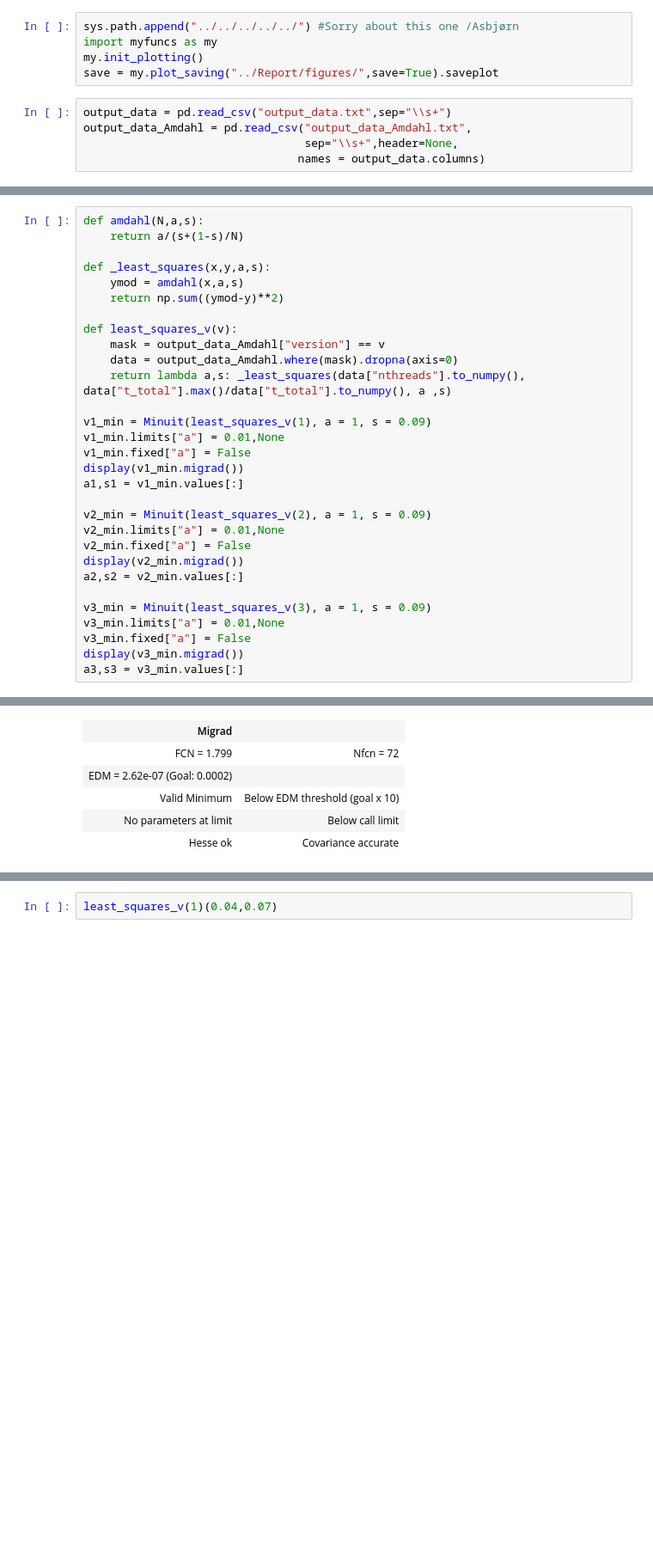
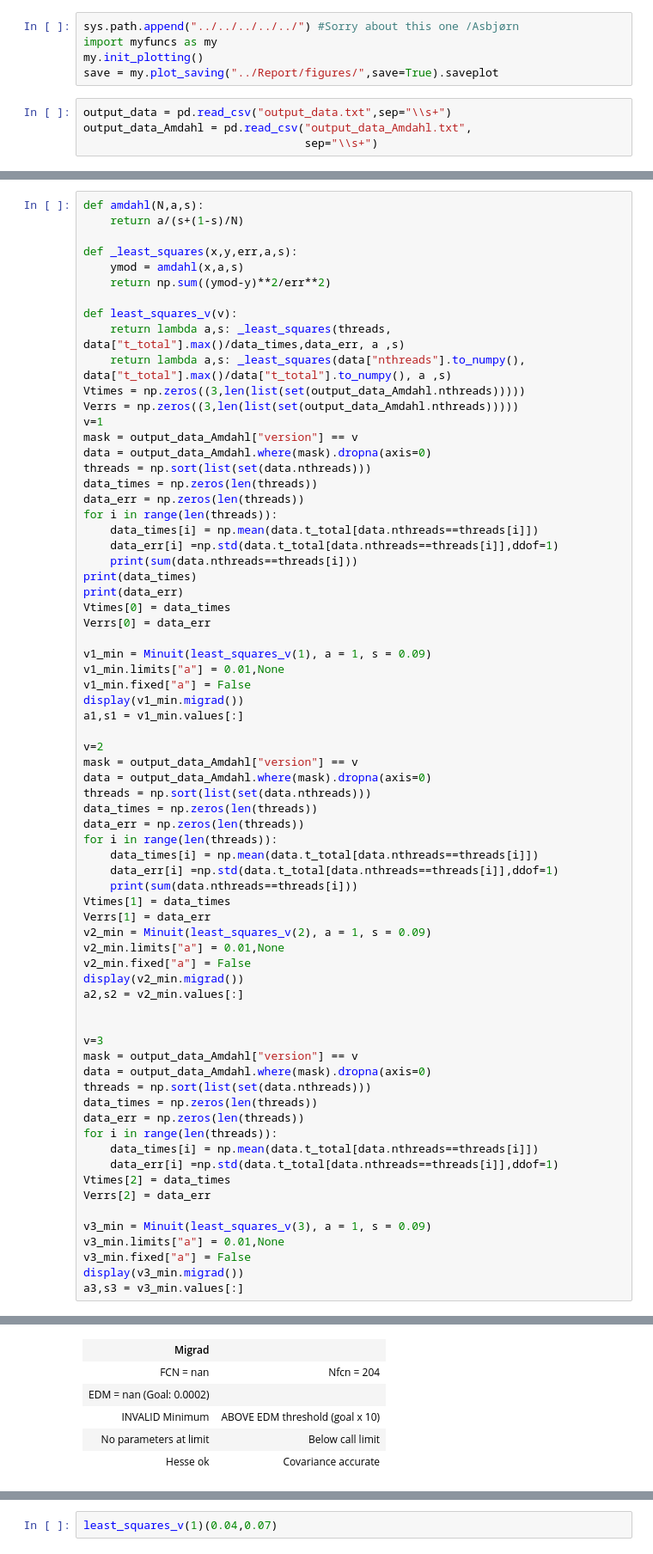
Before and after one commit to AsbjornPreuss/HPPC-2024, a Jupyter notebook: Assignment_4_Inverse_problems/Code/Scaling.ipynb, the cells around one changed output, grey strips where cells are left out. Shown at 86% size. Saved outputs shown, nothing was run; the diff lists cells and outputs as text; blank space fills up the shorter version.

```diff
--- a/Assignment_4_Inverse_problems/Code/Scaling.ipynb
+++ b/Assignment_4_Inverse_problems/Code/Scaling.ipynb
@@ -11,8 +19,7 @@ save = my.plot_saving("../Report/figures/",save=True).saveplot
 # %%
 output_data = pd.read_csv("output_data.txt",sep="\\s+")
 output_data_Amdahl = pd.read_csv("output_data_Amdahl.txt",
-                                 sep="\\s+",header=None,
-                                names = output_data.columns)
+                                 sep="\\s+")
 # %%
 output_data.sort_values(by=["version","nthreads"])
 output_data_Amdahl.sort_values(by=["version","nthreads"])
@@ -34,14 +41,29 @@ output_data_Amdahl.sort_values(by=["version","nthreads"])
 def amdahl(N,a,s):
     return a/(s+(1-s)/N)
 
-def _least_squares(x,y,a,s):
+def _least_squares(x,y,err,a,s):
     ymod = amdahl(x,a,s)
-    return np.sum((ymod-y)**2)
+    return np.sum((ymod-y)**2/err**2)
 
 def least_squares_v(v):
-    mask = output_data_Amdahl["version"] == v
-    data = output_data_Amdahl.where(mask).dropna(axis=0)
+    return lambda a,s: _least_squares(threads, data["t_total"].max()/data_times,data_err, a ,s)
     return lambda a,s: _least_squares(data["nthreads"].to_numpy(), data["t_total"].max()/data["t_total"].to_numpy(), a ,s)
+Vtimes = np.zeros((3,len(list(set(output_data_Amdahl.nthreads)))))
+Verrs = np.zeros((3,len(list(set(output_data_Amdahl.nthreads)))))
+v=1
+mask = output_data_Amdahl["version"] == v
+data = output_data_Amdahl.where(mask).dropna(axis=0)
+threads = np.sort(list(set(data.nthreads)))
+data_times = np.zeros(len(threads))
+data_err = np.zeros(len(threads))
+for i in range(len(threads)):
+    data_times[i] = np.mean(data.t_total[data.nthreads==threads[i]])
+    data_err[i] =np.std(data.t_total[data.nthreads==threads[i]],ddof=1)
+    print(sum(data.nthreads==threads[i]))
+print(data_times)
+print(data_err)
+Vtimes[0] = data_times
+Verrs[0] = data_err
 
 v1_min = Minuit(least_squares_v(1), a = 1, s = 0.09)
 v1_min.limits["a"] = 0.01,None
@@ -49,12 +71,37 @@ v1_min.fixed["a"] = False
 display(v1_min.migrad())
 a1,s1 = v1_min.values[:]
 
+v=2
+mask = output_data_Amdahl["version"] == v
+data = output_data_Amdahl.where(mask).dropna(axis=0)
+threads = np.sort(list(set(data.nthreads)))
+data_times = np.zeros(len(threads))
+data_err = np.zeros(len(threads))
+for i in range(len(threads)):
+    data_times[i] = np.mean(data.t_total[data.nthreads==threads[i]])
+    data_err[i] =np.std(data.t_total[data.nthreads==threads[i]],ddof=1)
+    print(sum(data.nthreads==threads[i]))
+Vtimes[1] = data_times
+Verrs[1] = data_err
 v2_min = Minuit(least_squares_v(2), a = 1, s = 0.09)
 v2_min.limits["a"] = 0.01,None
 v2_min.fixed["a"] = False
 display(v2_min.migrad())
 a2,s2 = v2_min.values[:]
 
+
+v=3
+mask = output_data_Amdahl["version"] == v
+data = output_data_Amdahl.where(mask).dropna(axis=0)
+threads = np.sort(list(set(data.nthreads)))
+data_times = np.zeros(len(threads))
+data_err = np.zeros(len(threads))
+for i in range(len(threads)):
+    data_times[i] = np.mean(data.t_total[data.nthreads==threads[i]])
+    data_err[i] =np.std(data.t_total[data.nthreads==threads[i]],ddof=1)
+Vtimes[2] = data_times
+Verrs[2] = data_err
+
 v3_min = Minuit(least_squares_v(3), a = 1, s = 0.09)
 v3_min.limits["a"] = 0.01,None
 v3_min.fixed["a"] = False
@@ -76,7 +157,7 @@ a3,s3 = v3_min.values[:]
 | Migrad |  |
-| FCN = 1.799 | Nfcn = 72 |
-| EDM = 2.62e-07 (Goal: 0.0002) |  |
-| Valid Minimum | Below EDM threshold (goal x 10) |
+| FCN = nan | Nfcn = 204 |
+| EDM = nan (Goal: 0.0002) |  |
+| INVALID Minimum | ABOVE EDM threshold (goal x 10) |
 | No parameters at limit | Below call limit |
 | Hesse ok | Covariance accurate |
 |  | Name | Value | Hesse Error | Minos Error- | Minos Error+ | Limit- | Limit+ | Fixed |
```
Also changed, not shown: parts of 9 cells of this notebook, 4 other files.
